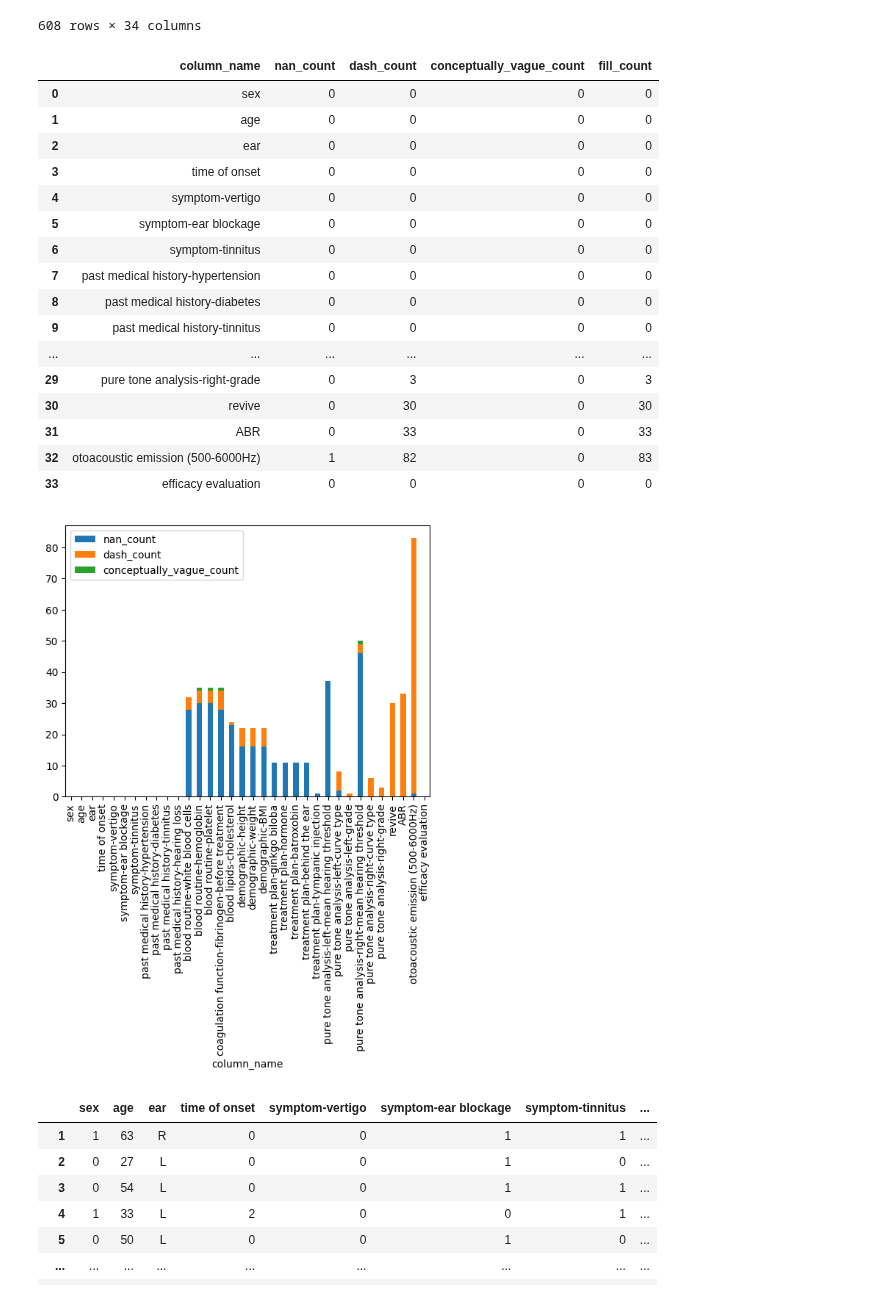
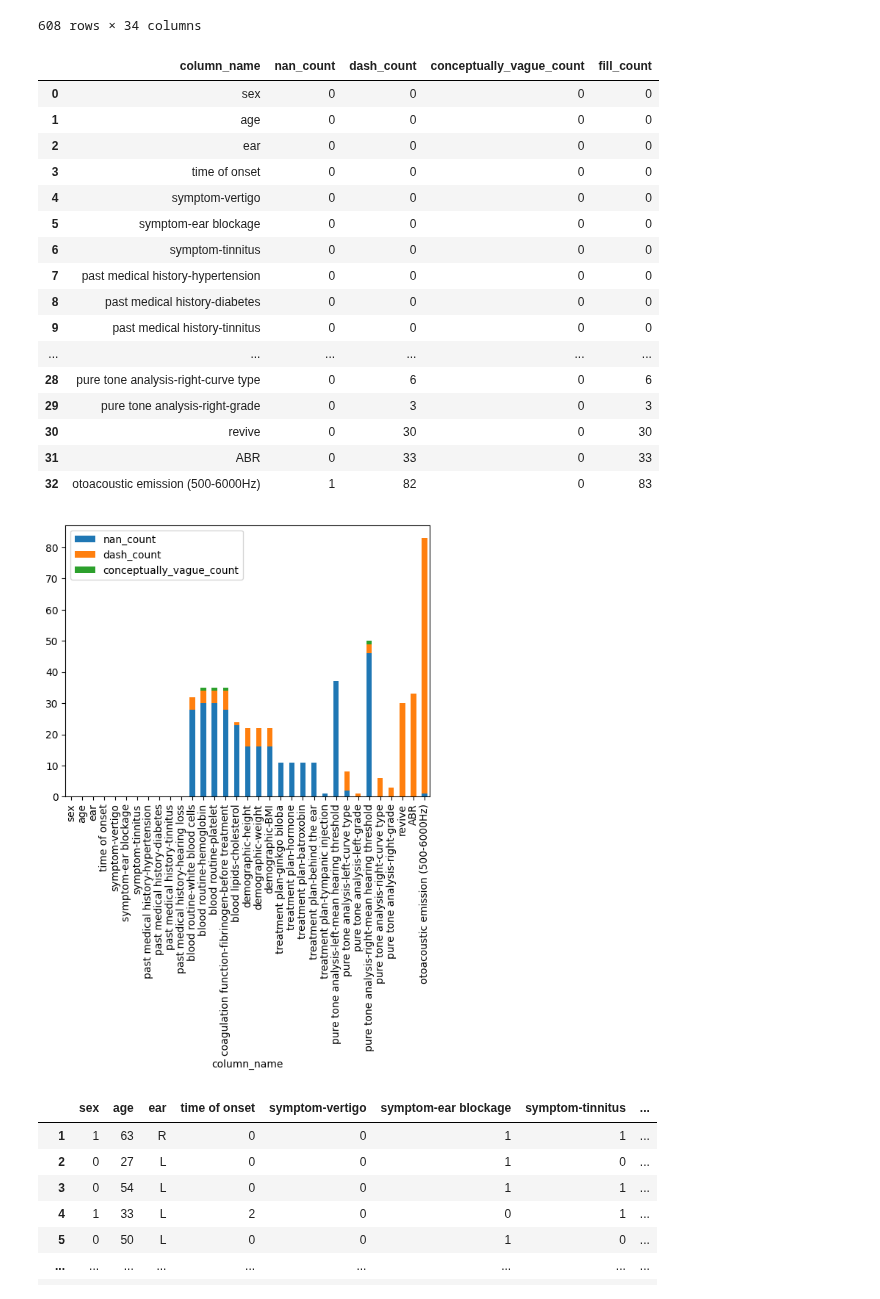
Before and after one commit to LMH0066/SSNHL, a Jupyter notebook: analyse/distribution_analyse.ipynb, the cells around one changed output. Drawn from its saved outputs; the diff is of its cells as text; code cells hidden in the pictures.

```diff
--- a/SSNHL/distribution_analyse.ipynb
+++ b/analyse/distribution_analyse.ipynb
@@ -35,34 +36,35 @@ raw_data
 608 rows × 34 columns
 # %%
 column_counts = pd.DataFrame(columns=['column_name', 'nan_count', 'dash_count', 'conceptually_vague_count', 'fill_count'])
-for column in raw_data.columns:
+for column in raw_data.columns.drop(['efficacy evaluation']):
     nan_count = raw_data[column].isna().sum()
     dash_count = (raw_data[column] == '-').sum()
     normal_count = (raw_data[column] == 'normal').sum()
 
     column_counts.loc[len(column_counts)] = [column, nan_count, dash_count, normal_count, nan_count+dash_count+normal_count]
 
-column_counts.plot.bar(x='column_name', y=['nan_count', 'dash_count', 'conceptually_vague_count'], stacked=True)
+fig = column_counts.plot.bar(x='column_name', y=['nan_count', 'dash_count', 'conceptually_vague_count'], stacked=True).get_figure()
+fig.savefig('../output/distribution/missing_count.pdf', bbox_inches="tight")
 column_counts
 # %% [output]
 |  | column_name | nan_count | dash_count | conceptually_vague_count | fill_count |
 | 0 | sex | 0 | 0 | 0 | 0 |
 | 1 | age | 0 | 0 | 0 | 0 |
 | 2 | ear | 0 | 0 | 0 | 0 |
 | 3 | time of onset | 0 | 0 | 0 | 0 |
 | 4 | symptom-vertigo | 0 | 0 | 0 | 0 |
 | 5 | symptom-ear blockage | 0 | 0 | 0 | 0 |
 | 6 | symptom-tinnitus | 0 | 0 | 0 | 0 |
 | 7 | past medical history-hypertension | 0 | 0 | 0 | 0 |
 | 8 | past medical history-diabetes | 0 | 0 | 0 | 0 |
 | 9 | past medical history-tinnitus | 0 | 0 | 0 | 0 |
 | ... | ... | ... | ... | ... | ... |
+| 28 | pure tone analysis-right-curve type | 0 | 6 | 0 | 6 |
 | 29 | pure tone analysis-right-grade | 0 | 3 | 0 | 3 |
 | 30 | revive | 0 | 30 | 0 | 30 |
 | 31 | ABR | 0 | 33 | 0 | 33 |
 | 32 | otoacoustic emission (500-6000Hz) | 1 | 82 | 0 | 83 |
-| 33 | efficacy evaluation | 0 | 0 | 0 | 0 |
-[figure, old version]
+[figure, new version]
 # %%
 data = raw_data.copy()
 data = data.fillna('-')
```
Also changed, not shown: parts of 3 cells of this notebook, 56 other files.
